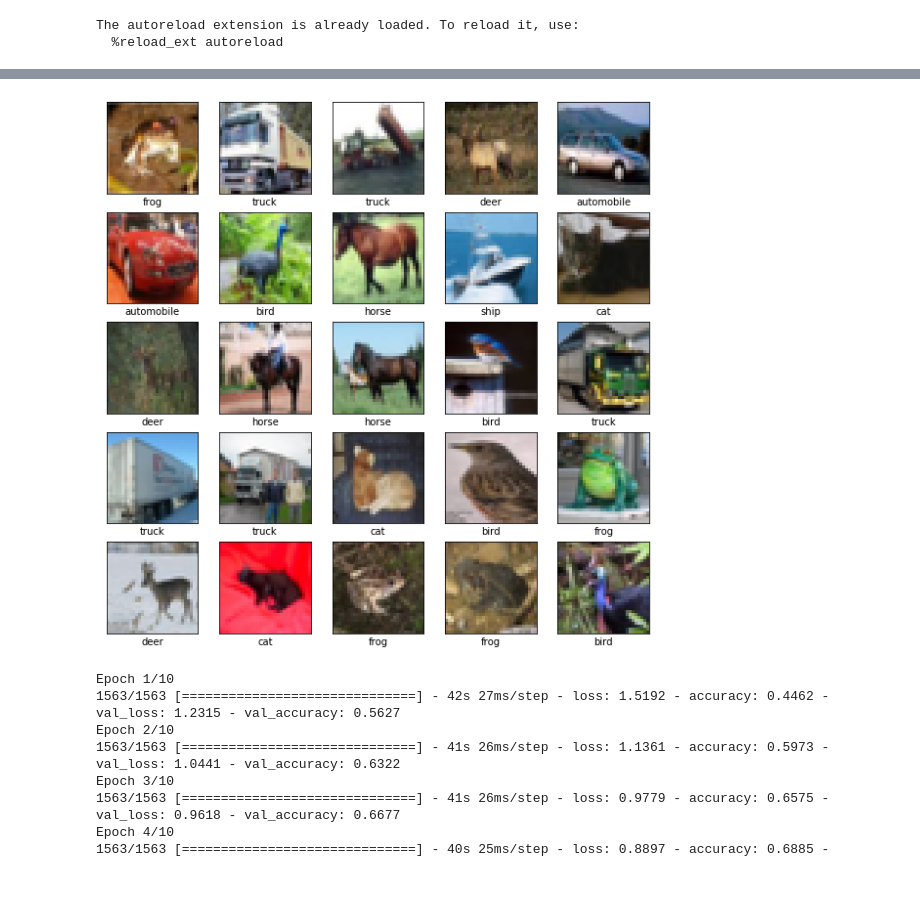
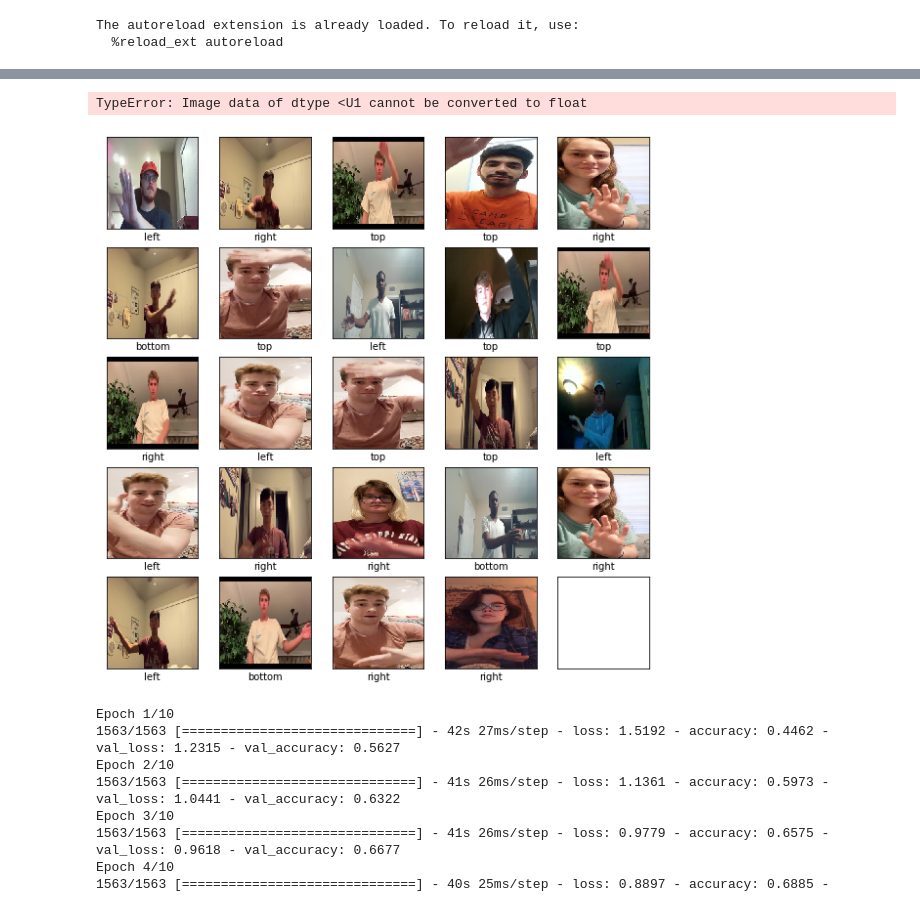
Before and after one commit to ashleighpayne/deep_learning_project, a Jupyter notebook: ashleigh.ipynb, the cells around one changed output, grey strips where cells are left out. Saved outputs shown, nothing was run; the diff lists cells and outputs as text; code cells hidden in the pictures.

```diff
--- a/ashleigh.ipynb
+++ b/ashleigh.ipynb
@@ -25,6 +25,12 @@ def get_all_filenames(directory):
 
     return filenames
 
+
+"""
+WE MIGHT HAVE THE PROBLEM OF THESE BEING NUMPY ARRAYS WHEN WE PUT IT INTO JAVASCRIPT
+IF THIS IS AN ISSUE THEN WE SHOULD JUST CHANGE IT BACK TO AN NORMAL ARRAY RIGHT BEFORE
+IT GETS TURNED INTO A TENSOR
+"""
 def get_pixel_arrays(directory, images, value):
     pixels = []
     pixels.append(value)
@@ -34,7 +40,16 @@ def get_pixel_arrays(directory, images, value):
         im = im.resize((240,240),Image.ANTIALIAS)
         pix_val = list(im.getdata())
         new_arr = np.expand_dims(pix_val, 0)
-        tensor = tf.convert_to_tensor(new_arr)#, dtype=tf.float32)
+        new_arr = np.asarray(new_arr).squeeze()
+        #new_arr = new_arr.reshape((240, 240, 3))
+        new_arr = new_arr.astype(float) / 255
+
+        corr_sized = np.zeros((240,240,3))
+        new_arr = new_arr.T
+        for i in range(3):
+            corr_sized[:,:,i] = new_arr[i].reshape((240,240))
+
+        tensor = tf.convert_to_tensor(corr_sized)#, dtype=tf.float32)
         pixels.append(tensor)
     return pixels
 #(train_images, train_labels), (test_images, test_labels) = datasets.cifar10.load_data()
@@ -93,7 +108,8 @@ for j in available_indices:
     test_labels.append(all_labels[j])
 
 
-train_images = np.array(train_images)
-train_labels = np.array(train_labels)
+train_images = np.asarray(train_images)
+train_labels = np.asarray(train_labels)
 # Normalize pixel values to be between 0 and 1
-train_images, test_images = train_images / 255.0, test_images / 255.0
+#print (train_images)
+#train_images, test_images = train_images / 255.0, test_images / 255.0
@@ -105,19 +116,22 @@ KeyboardInterrupt:
 # %%
 class_names = ['bottom', 'top', 'left', 'right']
+
+#print(train_images).eval
 
 plt.figure(figsize=(10,10))
 for i in range(25):
     plt.subplot(5,5,i+1)
     plt.xticks([])
     plt.yticks([])
     plt.grid(False)
     plt.imshow(train_images[i], cmap=plt.cm.binary)
     # The CIFAR labels happen to be arrays,
     # which is why you need the extra index
-    plt.xlabel(class_names[train_labels[i][0]])
+    plt.xlabel(class_names[train_labels[i]])
 plt.show()
 # %% [output]
+TypeError: Image data of dtype <U1 cannot be converted to float
-[figure, old version]
+[figure, new version]
 # %%
 model = models.Sequential()
 model.add(layers.Conv2D(32, (3, 3), activation='relu', input_shape=(240, 240, 3)))
```
Also changed, not shown: parts of 2 cells of this notebook, 1 other file.
